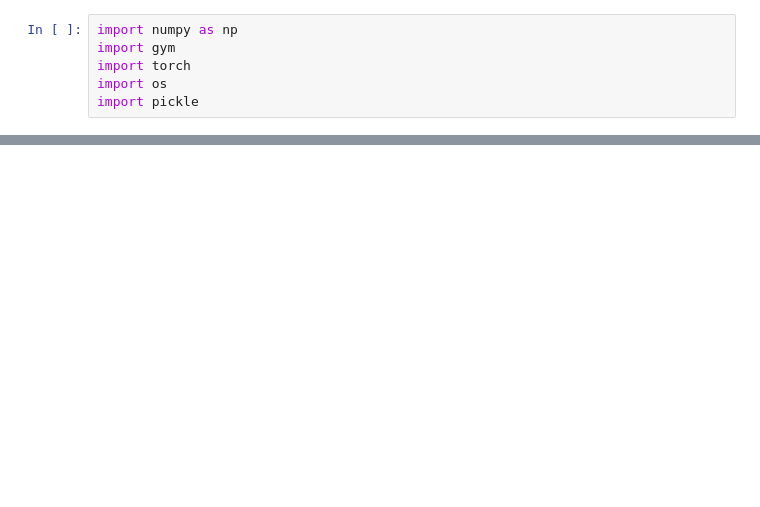
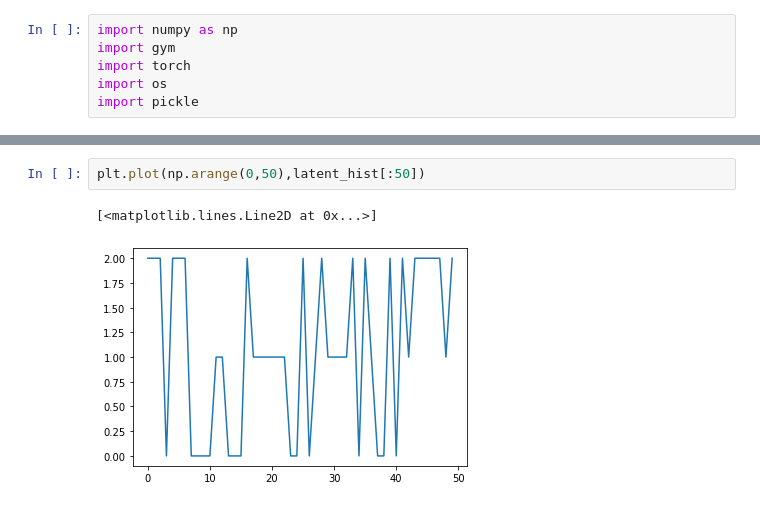
Before and after one commit to KtechB/machina, a Jupyter notebook: example/test_vae_bc.ipynb, the cells around one changed output, grey strips where cells are left out. Saved outputs shown, nothing was run; the diff lists cells and outputs as text; blank space fills up the shorter version.

```diff
--- a/example/test_vae_bc.ipynb
+++ b/example/test_vae_bc.ipynb
@@ -474,0 +555,5 @@ AttributeError: 'AxesSubplot' object has no attribute 'show'
+# %%
+plt.plot(np.arange(0,50),latent_hist[:50])
+# %% [output]
+[<matplotlib.lines.Line2D at 0x...>]
+[figure, added]
```
Also changed, not shown: parts of 9 cells of this notebook, 7 other files.
